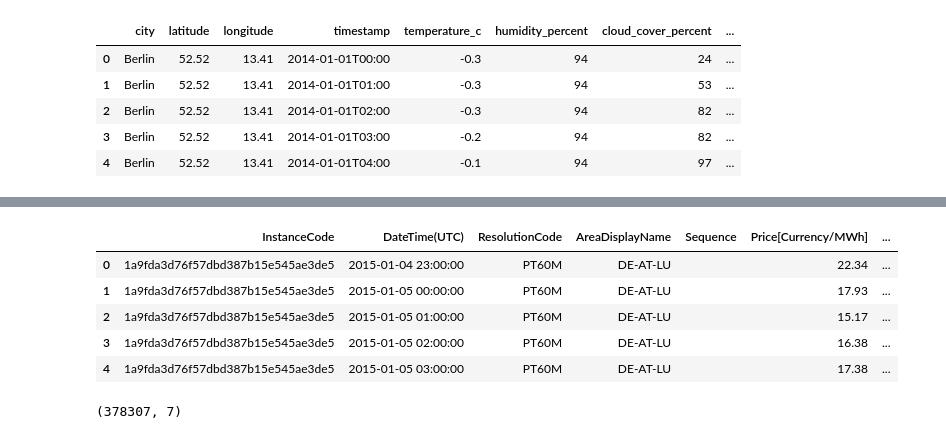
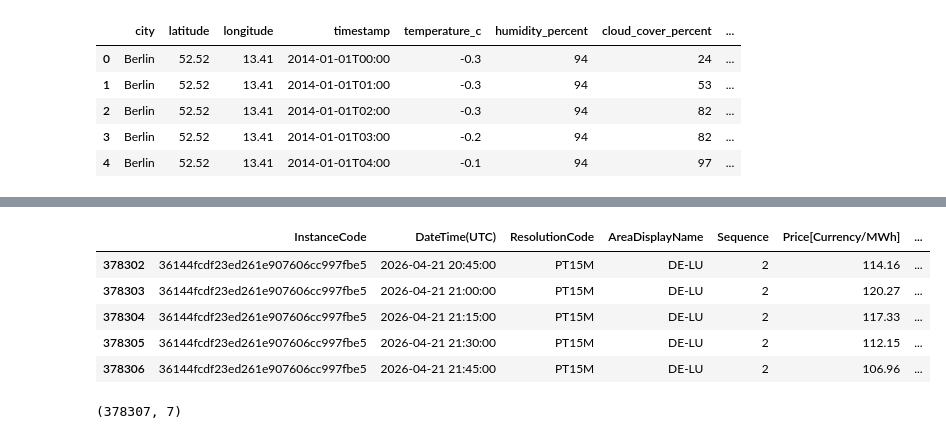
Before and after one commit to xucenying/grid-intelligence, a Jupyter notebook: notebooks/susanta/eda_weather.ipynb, the cells around one changed output, grey strips where cells are left out. Cells and saved outputs as stored; diff of their text form; code cells hidden in the pictures.

```diff
--- a/notebooks/susanta/eda_weather.ipynb
+++ b/notebooks/susanta/eda_weather.ipynb
@@ -56,14 +87,14 @@ dtype: int64
 file_path_energy = "/home/home/code/xucenying/grid-intelligence/notebooks/susanta/Energy_price vs weather data/combined_energy_price_cleaned.csv"
 energy_df = pd.read_csv(file_path_energy, sep="\t")
 # %%
-energy_df.head(5)
+energy_df.tail(5)
 # %% [output]
 |  | InstanceCode | DateTime(UTC) | ResolutionCode | AreaDisplayName | Sequence | Price[Currency/MWh] | ... |
-| 0 | 1a9fda3d76f57dbd387b15e545ae3de5 | 2015-01-04 23:00:00 | PT60M | DE-AT-LU |  | 22.34 | ... |
-| 1 | 1a9fda3d76f57dbd387b15e545ae3de5 | 2015-01-05 00:00:00 | PT60M | DE-AT-LU |  | 17.93 | ... |
-| 2 | 1a9fda3d76f57dbd387b15e545ae3de5 | 2015-01-05 01:00:00 | PT60M | DE-AT-LU |  | 15.17 | ... |
-| 3 | 1a9fda3d76f57dbd387b15e545ae3de5 | 2015-01-05 02:00:00 | PT60M | DE-AT-LU |  | 16.38 | ... |
-| 4 | 1a9fda3d76f57dbd387b15e545ae3de5 | 2015-01-05 03:00:00 | PT60M | DE-AT-LU |  | 17.38 | ... |
+| 378302 | 36144fcdf23ed261e907606cc997fbe5 | 2026-04-21 20:45:00 | PT15M | DE-LU | 2 | 114.16 | ... |
+| 378303 | 36144fcdf23ed261e907606cc997fbe5 | 2026-04-21 21:00:00 | PT15M | DE-LU | 2 | 120.27 | ... |
+| 378304 | 36144fcdf23ed261e907606cc997fbe5 | 2026-04-21 21:15:00 | PT15M | DE-LU | 2 | 117.33 | ... |
+| 378305 | 36144fcdf23ed261e907606cc997fbe5 | 2026-04-21 21:30:00 | PT15M | DE-LU | 2 | 112.15 | ... |
+| 378306 | 36144fcdf23ed261e907606cc997fbe5 | 2026-04-21 21:45:00 | PT15M | DE-LU | 2 | 106.96 | ... |
 # %%
 energy_df.shape
 # %% [output]
```
Also changed, not shown: parts of 41 cells of this notebook, 18 other files.
